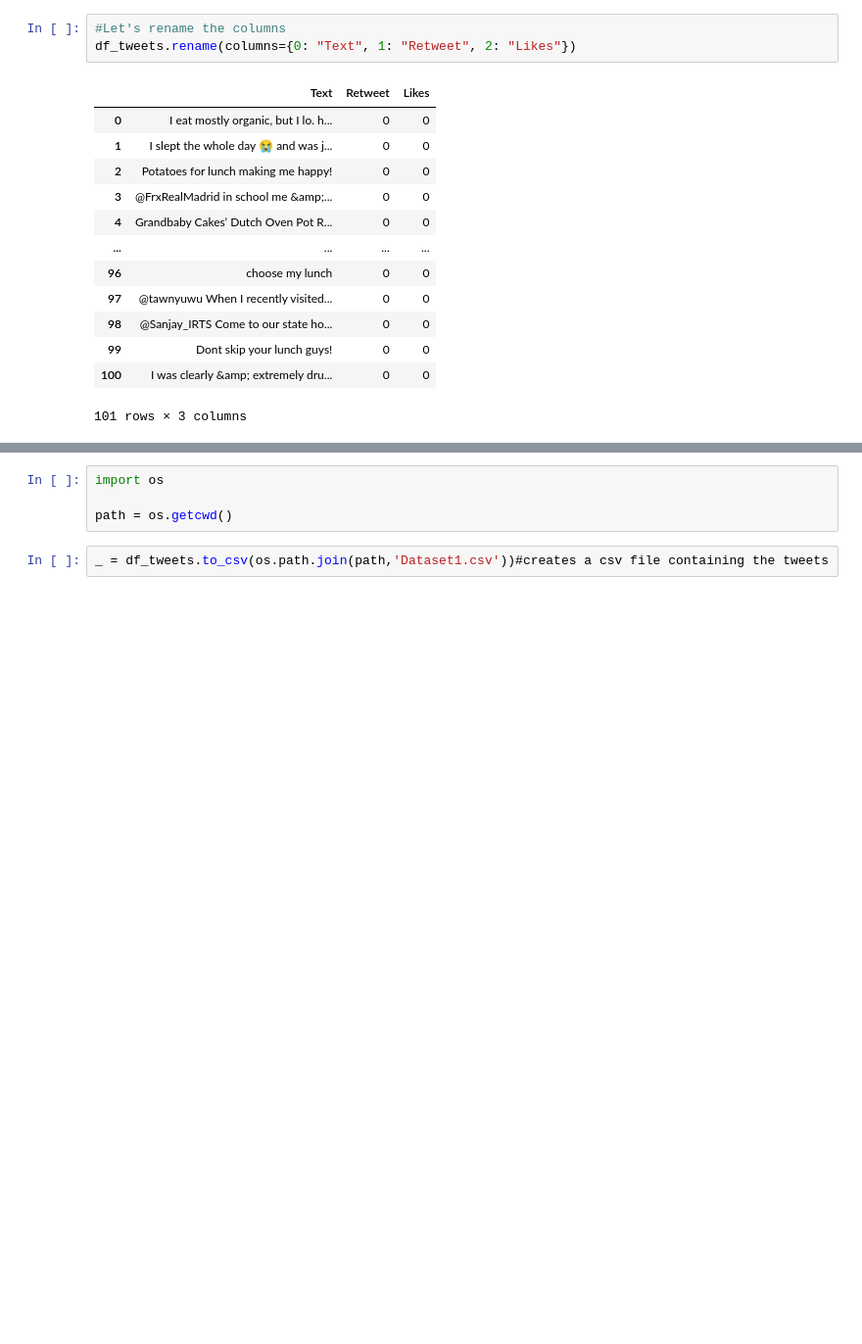
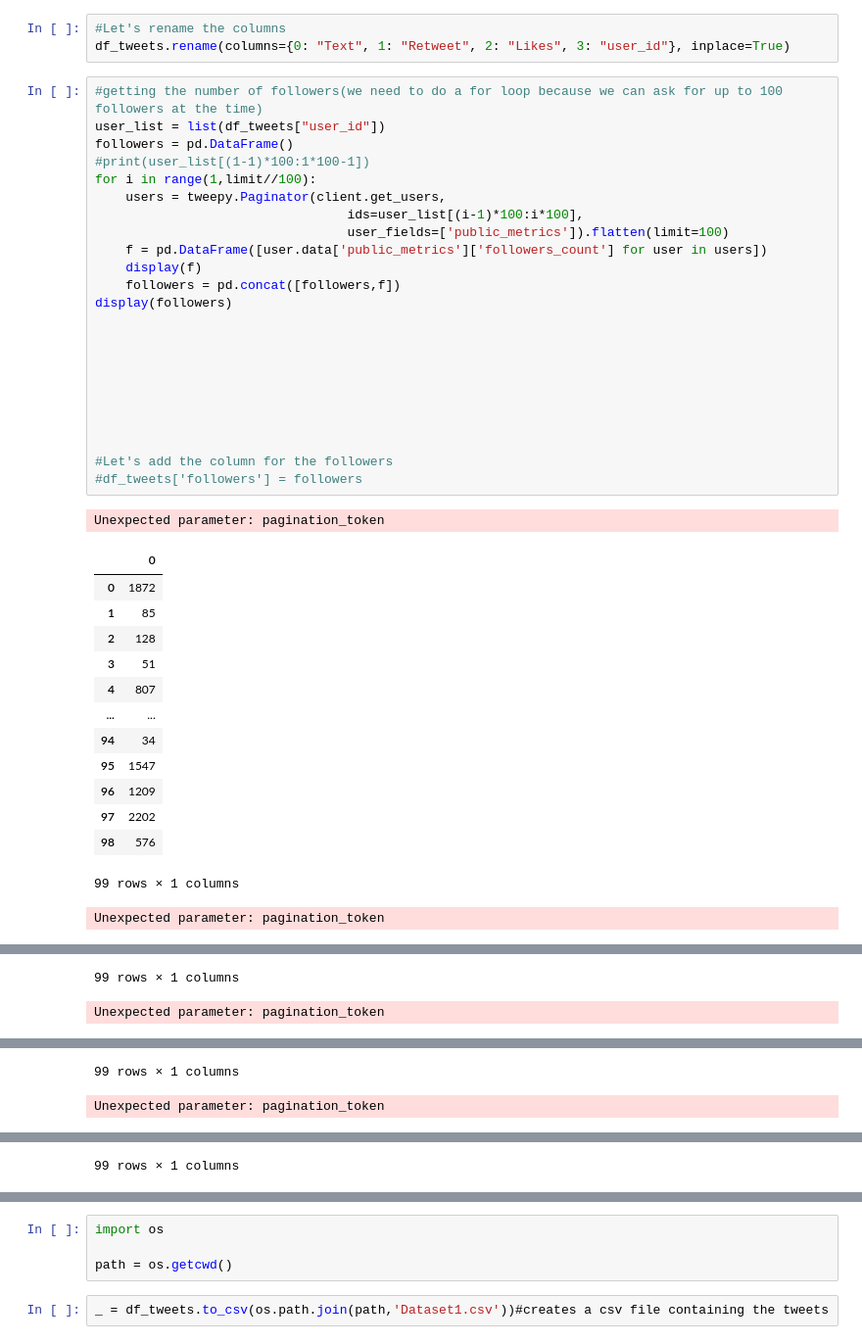
Before and after one commit to giemsei/dssc-ml, a Jupyter notebook: notes/gsarn/V1/Collecting1.ipynb, the cells around one changed output, grey strips where cells are left out. Shown at 98% size. Cells and saved outputs as stored; diff of their text form; blank space fills up the shorter version.

Commit message:
aggiornato un po' lo script per i followers

```diff
--- a/notes/gsarn/V1/Collecting1.ipynb
+++ b/notes/gsarn/V1/Collecting1.ipynb
@@ -42,17 +43,42 @@ display(df_tweets)
 # %%
 #Let's rename the columns
-df_tweets.rename(columns={0: "Text", 1: "Retweet", 2: "Likes"})
+df_tweets.rename(columns={0: "Text", 1: "Retweet", 2: "Likes", 3: "user_id"}, inplace=True)
-# %% [output]
-|  | Text | Retweet | Likes |
-| 0 | I eat mostly organic, but I lo. h... | 0 | 0 |
-| 1 | I slept the whole day 😭 and was j... | 0 | 0 |
-| 2 | Potatoes for lunch making me happy! | 0 | 0 |
-| 3 | @FrxRealMadrid in school me &amp;... | 0 | 0 |
-| 4 | Grandbaby Cakes’ Dutch Oven Pot R... | 0 | 0 |
-| ... | ... | ... | ... |
-| 96 | choose my lunch | 0 | 0 |
-| 97 | @tawnyuwu When I recently visited... | 0 | 0 |
-| 98 | @Sanjay_IRTS Come to our state ho... | 0 | 0 |
-| 99 | Dont skip your lunch guys! | 0 | 0 |
-| 100 | I was clearly &amp; extremely dru... | 0 | 0 |
-101 rows × 3 columns
+# %%
+#getting the number of followers(we need to do a for loop because we can ask for up to 100 followers at the time)
+user_list = list(df_tweets["user_id"])
+followers = pd.DataFrame()
+#print(user_list[(1-1)*100:1*100-1])
+for i in range(1,limit//100):
+    users = tweepy.Paginator(client.get_users,
+                                 ids=user_list[(i-1)*100:i*100],
+                                 user_fields=['public_metrics']).flatten(limit=100)
+    f = pd.DataFrame([user.data['public_metrics']['followers_count'] for user in users])
+    display(f)
+    followers = pd.concat([followers,f])
+display(followers)
+
+
+
+
+
+
+
+
+#Let's add the column for the followers
+#df_tweets['followers'] = followers
+# %% [output]
+Unexpected parameter: pagination_token
+|  | 0 |
+| 0 | 1872 |
+| 1 | 85 |
+| 2 | 128 |
+| 3 | 51 |
+| 4 | 807 |
+| ... | ... |
+| 94 | 34 |
+| 95 | 1547 |
+| 96 | 1209 |
+| 97 | 2202 |
+| 98 | 576 |
+99 rows × 1 columns
+Unexpected parameter: pagination_token
@@ -58,0 +97,2 @@ df_tweets.rename(columns={0: "Text", 1: "Retweet", 2: "Likes"})
+99 rows × 1 columns
+Unexpected parameter: pagination_token
@@ -58,0 +111,2 @@ df_tweets.rename(columns={0: "Text", 1: "Retweet", 2: "Likes"})
+99 rows × 1 columns
+Unexpected parameter: pagination_token
@@ -58,0 +125 @@ df_tweets.rename(columns={0: "Text", 1: "Retweet", 2: "Likes"})
+99 rows × 1 columns
```
Also changed, not shown: parts of 6 cells of this notebook.
